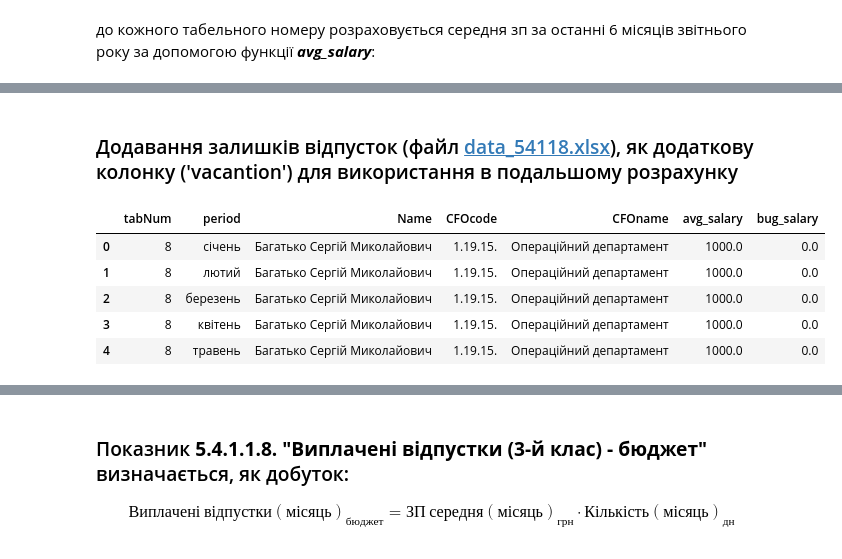
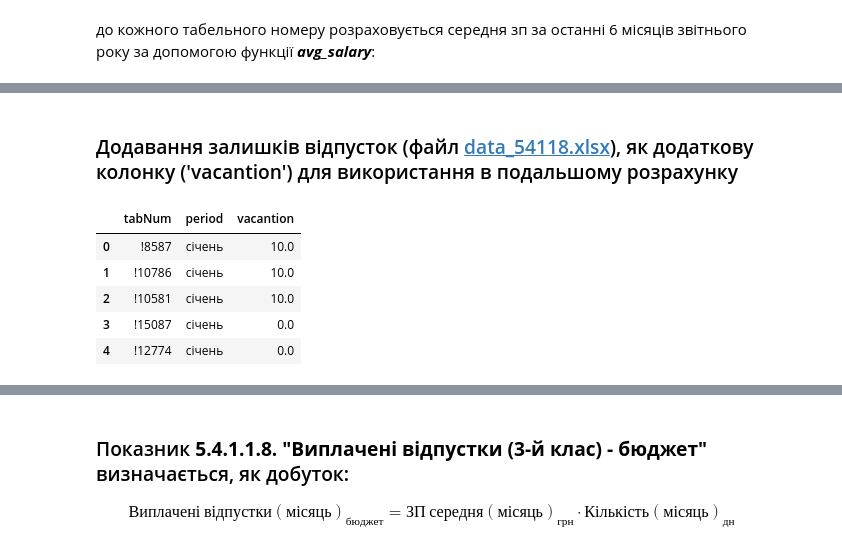
Before and after one commit to MykolaPrykhodko/MykolaPrykhodko, a Jupyter notebook: Денис_Buget_FOP_2023.ipynb, the cells around one changed output, grey strips where cells are left out. Cells and saved outputs as stored; diff of their text form; code cells hidden in the pictures.

```diff
--- a/Денис_Buget_FOP_2023.ipynb
+++ b/Денис_Buget_FOP_2023.ipynb
@@ -381,5 +502,5 @@ df_staff['bug_salary'] = df_staff['bug_salary'].fillna(0)
 # %% [markdown]
-### Додавання залишків відпусток (файл [data_54118.xlsx](https://drive.google.com/drive/folders/175VRXdf4BPkIyLWTLRLhU9K4BLsc3D4I)), як додаткову колонку ('vacantion') для використання в подальшому розрахунку
+### Додавання залишків відпусток (файл [data_54118.xlsx](https://docs.google.com/spreadsheets/d/1Y9uddy19MXbpjJitglE_0zqERrL2ism5/edit?usp=drive_web&ouid=114658159574667661980&rtpof=true)), як додаткову колонку ('vacantion') для використання в подальшому розрахунку
 # %%
 path_in = '/content/gdrive/Shareddrives/Фінансовий департамент/Управління фінансового планування/Бюджет 2023/Budget FOP/In/data_54118.xlsx'
 # %%
@@ -387,12 +508,12 @@ df_staff_for_merge = f_54118(path_in).rename(columns={'Таб. №': 'tabNum', '
 df_staff_for_merge['vacantion'] = df_staff_for_merge['vacantion'].fillna(0)
 df_staff_for_merge = df_staff_for_merge.astype({"tabNum": str}, errors='raise')
 # %%
-df_staff.head()
+df_staff_for_merge.head()
 # %% [output]
-|  | tabNum | period | Name | CFOcode | CFOname | avg_salary | bug_salary |
-| 0 | 8 | січень | Багатько Сергій Миколайович | 1.19.15. | Операційний департамент | 1000.0 | 0.0 |
-| 1 | 8 | лютий | Багатько Сергій Миколайович | 1.19.15. | Операційний департамент | 1000.0 | 0.0 |
-| 2 | 8 | березень | Багатько Сергій Миколайович | 1.19.15. | Операційний департамент | 1000.0 | 0.0 |
-| 3 | 8 | квітень | Багатько Сергій Миколайович | 1.19.15. | Операційний департамент | 1000.0 | 0.0 |
-| 4 | 8 | травень | Багатько Сергій Миколайович | 1.19.15. | Операційний департамент | 1000.0 | 0.0 |
+|  | tabNum | period | vacantion |
+| 0 | !8587 | січень | 10.0 |
+| 1 | !10786 | січень | 10.0 |
+| 2 | !10581 | січень | 10.0 |
+| 3 | !15087 | січень | 0.0 |
+| 4 | !12774 | січень | 0.0 |
 # %%
```
Also changed, not shown: parts of 61 cells of this notebook.
